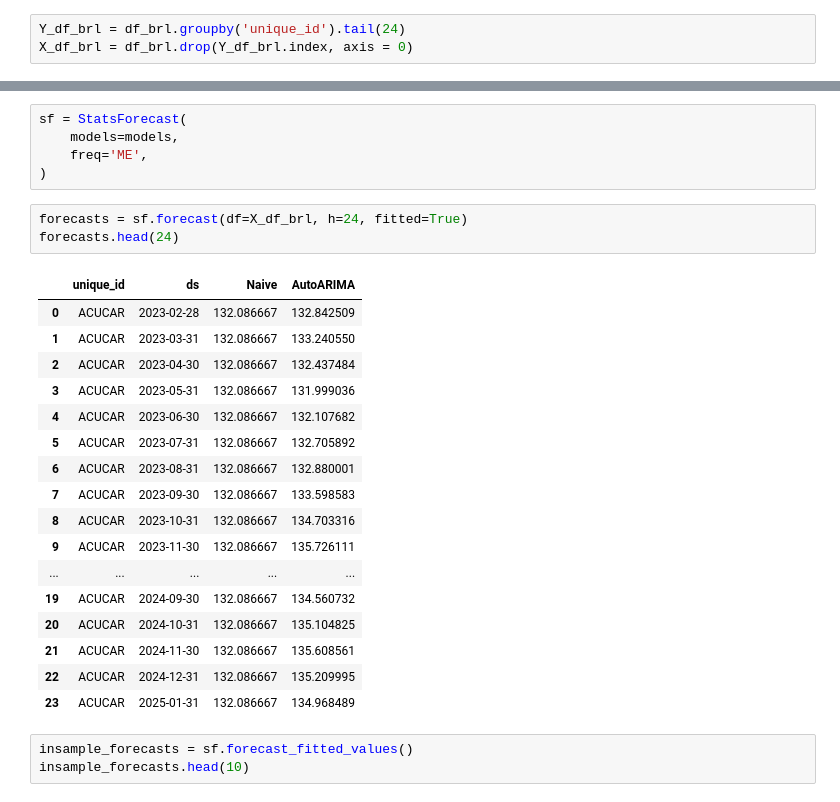
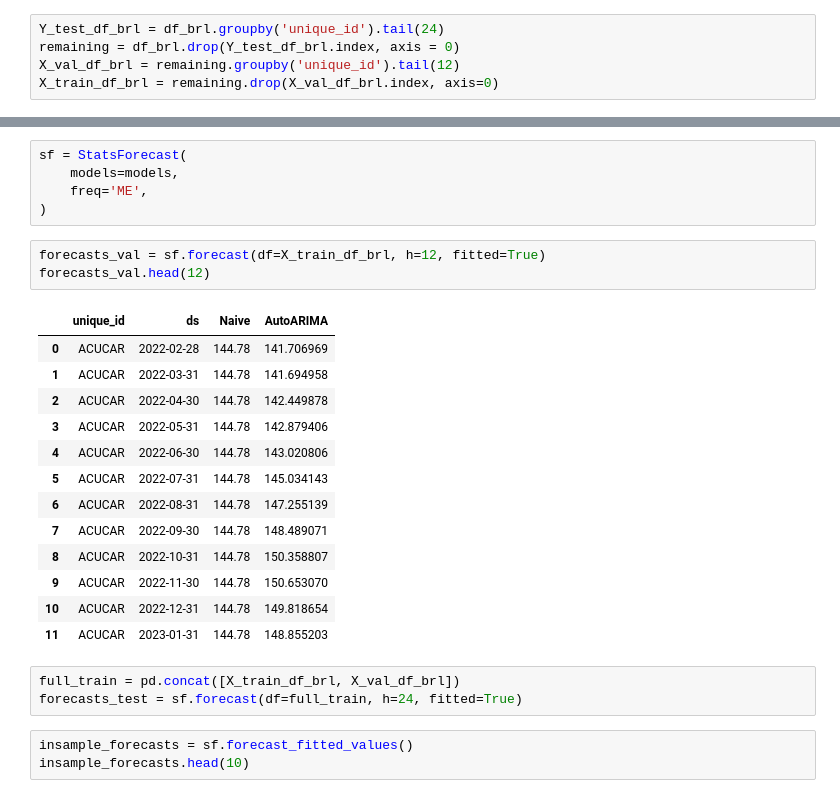
Before and after one commit to MateusVasc/sistemas-multiplos-preditores-commodities, a Jupyter notebook: notebooks/arima_naive_comms_prediction.ipynb, the cells around one changed output, grey strips where cells are left out. Cells and saved outputs as stored; diff of their text form.

```diff
--- a/notebooks/arima_naive_comms_prediction.ipynb
+++ b/notebooks/arima_naive_comms_prediction.ipynb
@@ -7,6 +7,8 @@ pd.set_option("display.max_columns", None)
 df_brl = pd.read_parquet('../data/all_comm/comm_brl.parquet')
 df_usd = pd.read_parquet('../data/all_comm/comm_usd.parquet')
 # %%
-Y_df_brl = df_brl.groupby('unique_id').tail(24)
-X_df_brl = df_brl.drop(Y_df_brl.index, axis = 0)
+Y_test_df_brl = df_brl.groupby('unique_id').tail(24)
+remaining = df_brl.drop(Y_test_df_brl.index, axis = 0)
+X_val_df_brl = remaining.groupby('unique_id').tail(12)
+X_train_df_brl = remaining.drop(X_val_df_brl.index, axis=0)
 # %%
@@ -36,26 +38,25 @@ sf = StatsForecast(
     freq='ME',
 )
 # %%
-forecasts = sf.forecast(df=X_df_brl, h=24, fitted=True)
-forecasts.head(24)
+forecasts_val = sf.forecast(df=X_train_df_brl, h=12, fitted=True)
+forecasts_val.head(12)
 # %% [output]
 |  | unique_id | ds | Naive | AutoARIMA |
-| 0 | ACUCAR | 2023-02-28 | 132.086667 | 132.842509 |
-| 1 | ACUCAR | 2023-03-31 | 132.086667 | 133.240550 |
-| 2 | ACUCAR | 2023-04-30 | 132.086667 | 132.437484 |
-| 3 | ACUCAR | 2023-05-31 | 132.086667 | 131.999036 |
-| 4 | ACUCAR | 2023-06-30 | 132.086667 | 132.107682 |
-| 5 | ACUCAR | 2023-07-31 | 132.086667 | 132.705892 |
-| 6 | ACUCAR | 2023-08-31 | 132.086667 | 132.880001 |
-| 7 | ACUCAR | 2023-09-30 | 132.086667 | 133.598583 |
-| 8 | ACUCAR | 2023-10-31 | 132.086667 | 134.703316 |
-| 9 | ACUCAR | 2023-11-30 | 132.086667 | 135.726111 |
-| ... | ... | ... | ... | ... |
-| 19 | ACUCAR | 2024-09-30 | 132.086667 | 134.560732 |
-| 20 | ACUCAR | 2024-10-31 | 132.086667 | 135.104825 |
-| 21 | ACUCAR | 2024-11-30 | 132.086667 | 135.608561 |
-| 22 | ACUCAR | 2024-12-31 | 132.086667 | 135.209995 |
-| 23 | ACUCAR | 2025-01-31 | 132.086667 | 134.968489 |
+| 0 | ACUCAR | 2022-02-28 | 144.78 | 141.706969 |
+| 1 | ACUCAR | 2022-03-31 | 144.78 | 141.694958 |
+| 2 | ACUCAR | 2022-04-30 | 144.78 | 142.449878 |
+| 3 | ACUCAR | 2022-05-31 | 144.78 | 142.879406 |
+| 4 | ACUCAR | 2022-06-30 | 144.78 | 143.020806 |
+| 5 | ACUCAR | 2022-07-31 | 144.78 | 145.034143 |
+| 6 | ACUCAR | 2022-08-31 | 144.78 | 147.255139 |
+| 7 | ACUCAR | 2022-09-30 | 144.78 | 148.489071 |
+| 8 | ACUCAR | 2022-10-31 | 144.78 | 150.358807 |
+| 9 | ACUCAR | 2022-11-30 | 144.78 | 150.653070 |
+| 10 | ACUCAR | 2022-12-31 | 144.78 | 149.818654 |
+| 11 | ACUCAR | 2023-01-31 | 144.78 | 148.855203 |
+# %%
+full_train = pd.concat([X_train_df_brl, X_val_df_brl])
+forecasts_test = sf.forecast(df=full_train, h=24, fitted=True)
 # %%
 insample_forecasts = sf.forecast_fitted_values()
 insample_forecasts.head(10)
```
Also changed, not shown: parts of 5 cells of this notebook, 2 other files.
